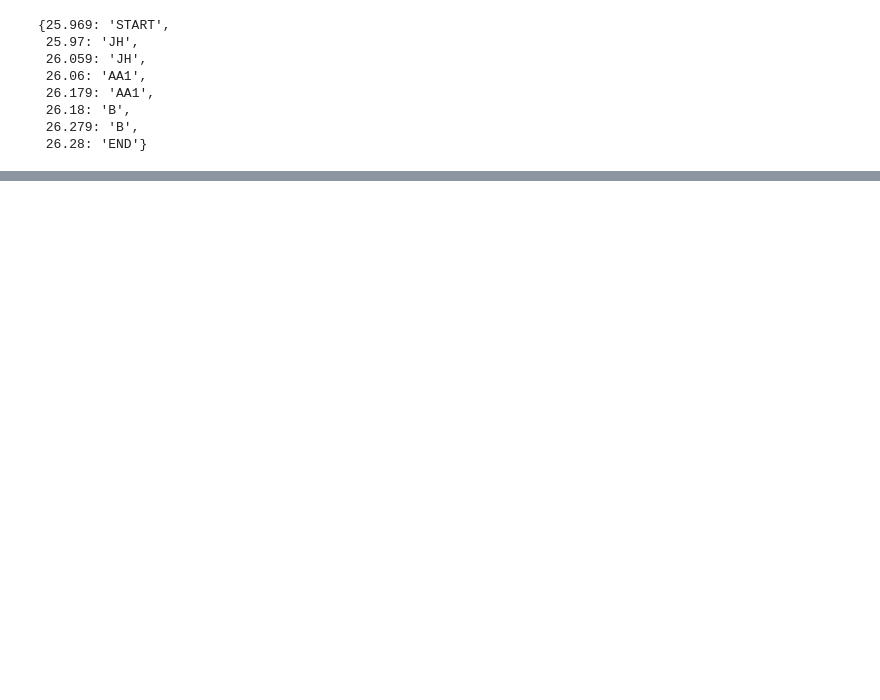
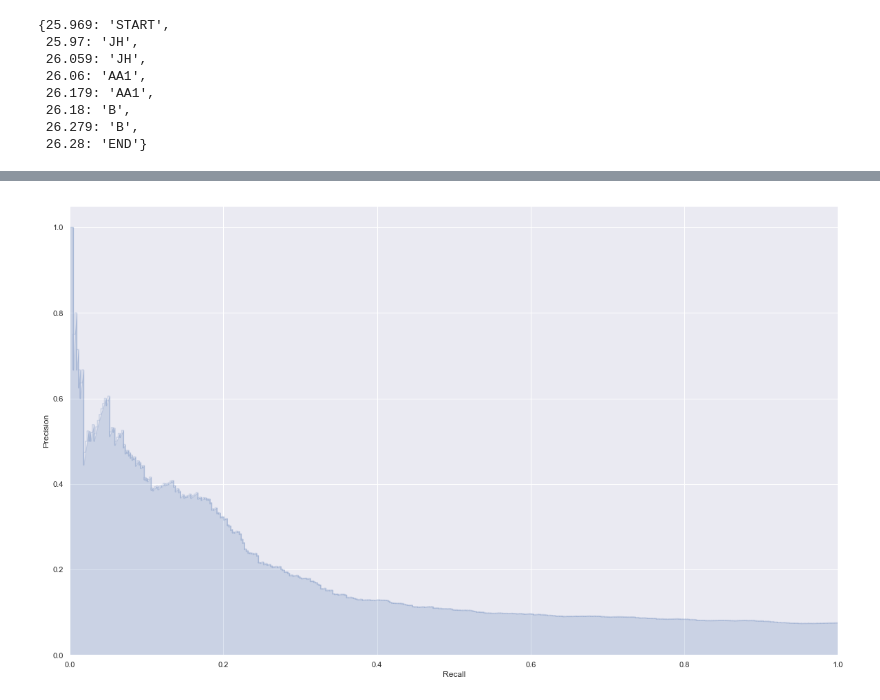
Before and after one commit to mau5Kol/Rhyme-Detection, a Jupyter notebook: src/quantify_test.ipynb, the cells around one changed output, grey strips where cells are left out. Drawn from its saved outputs; the diff is of its cells as text; code cells hidden in the pictures; blank space fills up the shorter version.

```diff
--- a/src/quantify_test.ipynb
+++ b/src/quantify_test.ipynb
@@ -832,0 +955,3 @@ anlysis_report
+# %%
+df = dataframes_by_gamme[32]
+df.sort_values(by=['Time Difference'])
@@ -832,0 +1029,4 @@ anlysis_report
+# %%
+df = example_analysis(3922, 4033, mfcc_feature, rhyming_pair, aligned_phone_seq, aligned_timestamp, func, 1024)
+# %% [output]
+[figure, added]
```
Also changed, not shown: parts of 36 cells of this notebook.
